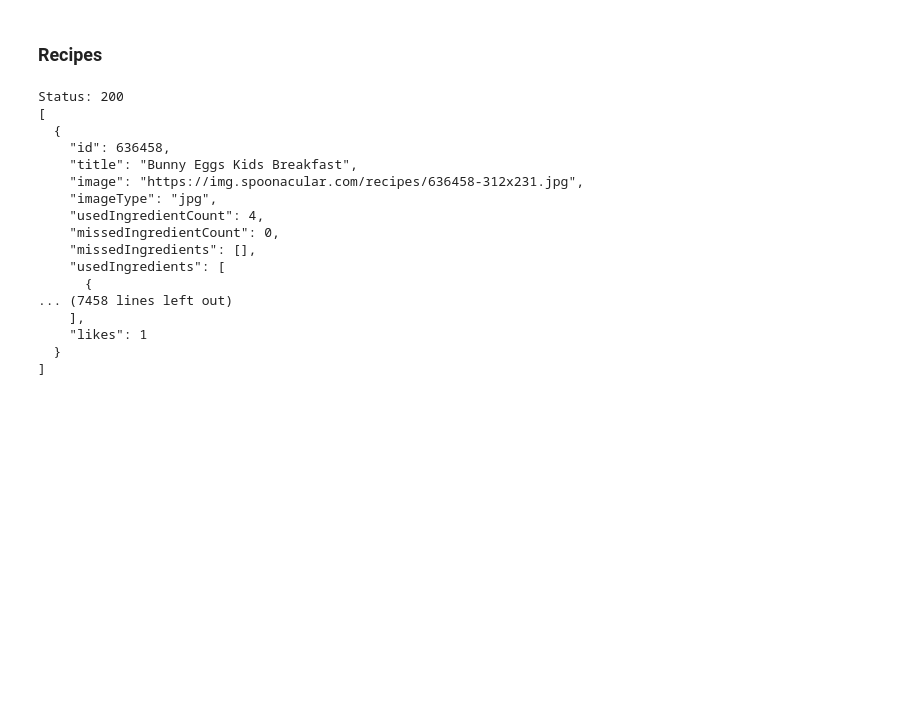
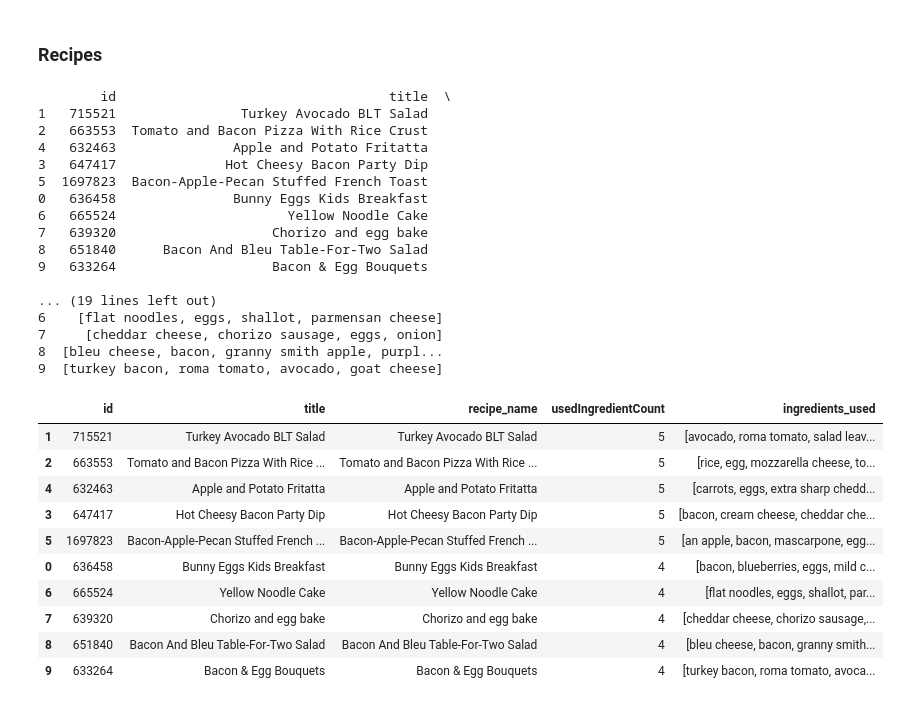
Before and after one commit to danielc088/weekly_meal_planner, a Jupyter notebook: exploration.ipynb, the cells around one changed output. Cells and saved outputs as stored; diff of their text form; code cells hidden in the pictures; blank space fills up the shorter version.

Commit message:
feat: some initial recipe outputs

```diff
--- a/exploration.ipynb
+++ b/exploration.ipynb
@@ -391,7 +391,6 @@ COOKING_CATEGORIES = [
 
 df_cooking = df_food[df_food['category'].isin(COOKING_CATEGORIES)]
 # %%
-# Get unique cooking ingredients
 ingredients = df_cooking['key_ingredient'].unique()
 ingredient_string = ','.join(ingredients)
 
@@ -401,28 +400,60 @@ response = requests.get(
         'apiKey': API_KEY,
         'ingredients': ingredient_string,
         'number': 10,
-        'ranking': 2  # maximize used ingredients
+        'ranking': 2
     }
 )
 
-print(f"\nStatus: {response.status_code}")
 if response.status_code == 200:
-    print(json.dumps(response.json(), indent=2))
+    recipes = response.json()
+
+    # Build DataFrame
+    recipe_data = []
+    for recipe in recipes:
+        # Extract just the ingredient names
+        used_ingredients = [ing['name'] for ing in recipe['usedIngredients']]
+
+        recipe_data.append({
+            'id': recipe['id'],
+            'title': recipe['title'],
+            'recipe_name': recipe['title'],  # same as title
+            'usedIngredientCount': recipe['usedIngredientCount'],
+            'ingredients_used': used_ingredients  # list of ingredient names
+        })
+
+    df_recipes = pd.DataFrame(recipe_data)
+    df_recipes = df_recipes.sort_values('usedIngredientCount', ascending=False)
+
+    print(df_recipes)
 # %% [output]
-Status: 200
-[
-  {
-    "id": 636458,
-    "title": "Bunny Eggs Kids Breakfast",
-    "image": "https://img.spoonacular.com/recipes/636458-312x231.jpg",
-    "imageType": "jpg",
-    "usedIngredientCount": 4,
-    "missedIngredientCount": 0,
-    "missedIngredients": [],
-    "usedIngredients": [
-      {
-... (7458 lines left out)
-    ],
-    "likes": 1
-  }
-]
+        id                                   title  \
+1   715521                Turkey Avocado BLT Salad
+2   663553  Tomato and Bacon Pizza With Rice Crust
+4   632463               Apple and Potato Fritatta
+3   647417              Hot Cheesy Bacon Party Dip
+5  1697823  Bacon-Apple-Pecan Stuffed French Toast
+0   636458               Bunny Eggs Kids Breakfast
+6   665524                      Yellow Noodle Cake
+7   639320                    Chorizo and egg bake
+8   651840      Bacon And Bleu Table-For-Two Salad
+9   633264                    Bacon & Egg Bouquets
+
+... (19 lines left out)
+6    [flat noodles, eggs, shallot, parmensan cheese]
+7     [cheddar cheese, chorizo sausage, eggs, onion]
+8  [bleu cheese, bacon, granny smith apple, purpl...
+9  [turkey bacon, roma tomato, avocado, goat cheese]
+# %%
+df_recipes
+# %% [output]
+|  | id | title | recipe_name | usedIngredientCount | ingredients_used |
+| 1 | 715521 | Turkey Avocado BLT Salad | Turkey Avocado BLT Salad | 5 | [avocado, roma tomato, salad leav... |
+| 2 | 663553 | Tomato and Bacon Pizza With Rice ... | Tomato and Bacon Pizza With Rice ... | 5 | [rice, egg, mozzarella cheese, to... |
+| 4 | 632463 | Apple and Potato Fritatta | Apple and Potato Fritatta | 5 | [carrots, eggs, extra sharp chedd... |
+| 3 | 647417 | Hot Cheesy Bacon Party Dip | Hot Cheesy Bacon Party Dip | 5 | [bacon, cream cheese, cheddar che... |
+| 5 | 1697823 | Bacon-Apple-Pecan Stuffed French ... | Bacon-Apple-Pecan Stuffed French ... | 5 | [an apple, bacon, mascarpone, egg... |
+| 0 | 636458 | Bunny Eggs Kids Breakfast | Bunny Eggs Kids Breakfast | 4 | [bacon, blueberries, eggs, mild c... |
+| 6 | 665524 | Yellow Noodle Cake | Yellow Noodle Cake | 4 | [flat noodles, eggs, shallot, par... |
+| 7 | 639320 | Chorizo and egg bake | Chorizo and egg bake | 4 | [cheddar cheese, chorizo sausage,... |
+| 8 | 651840 | Bacon And Bleu Table-For-Two Salad | Bacon And Bleu Table-For-Two Salad | 4 | [bleu cheese, bacon, granny smith... |
+| 9 | 633264 | Bacon & Egg Bouquets | Bacon & Egg Bouquets | 4 | [turkey bacon, roma tomato, avoca... |
```
